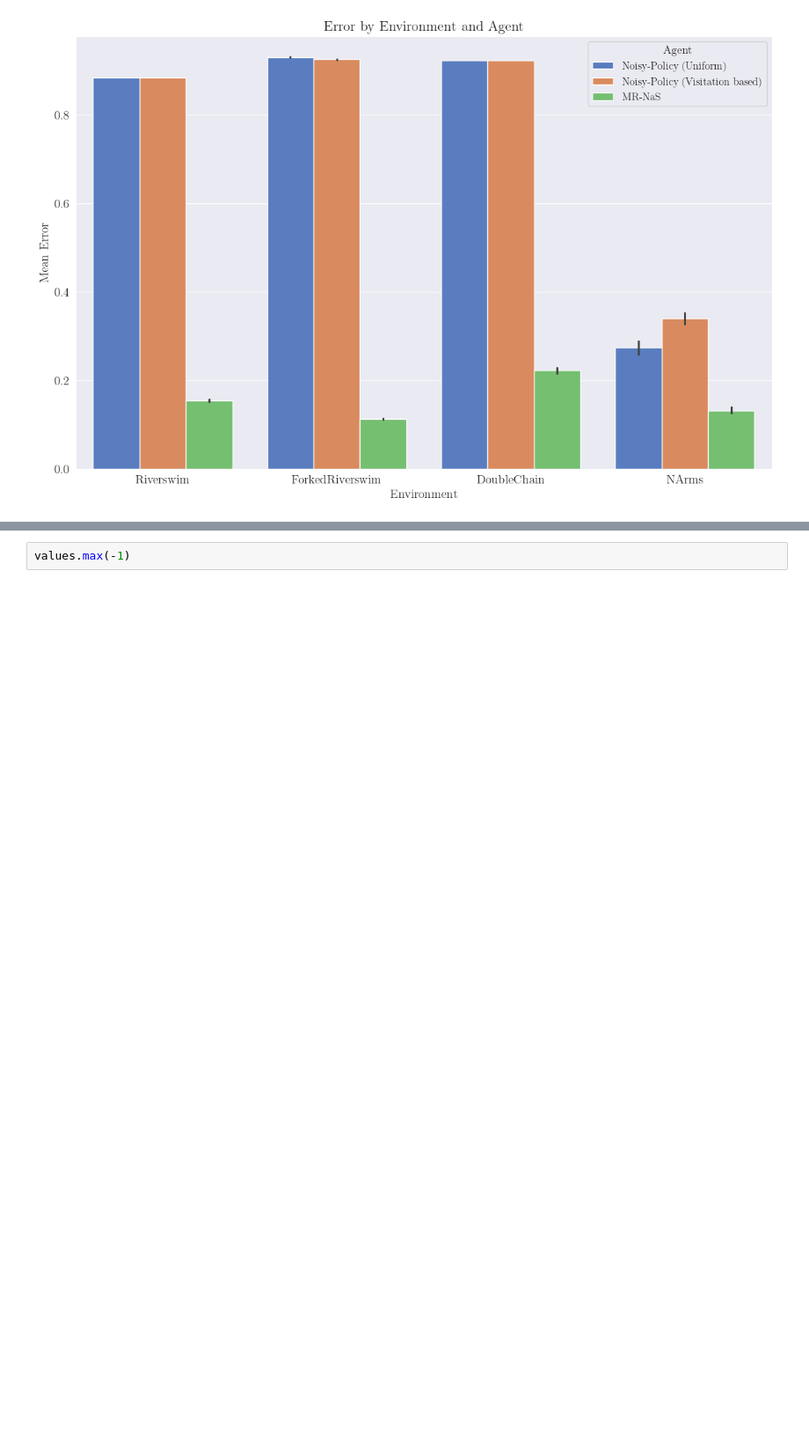
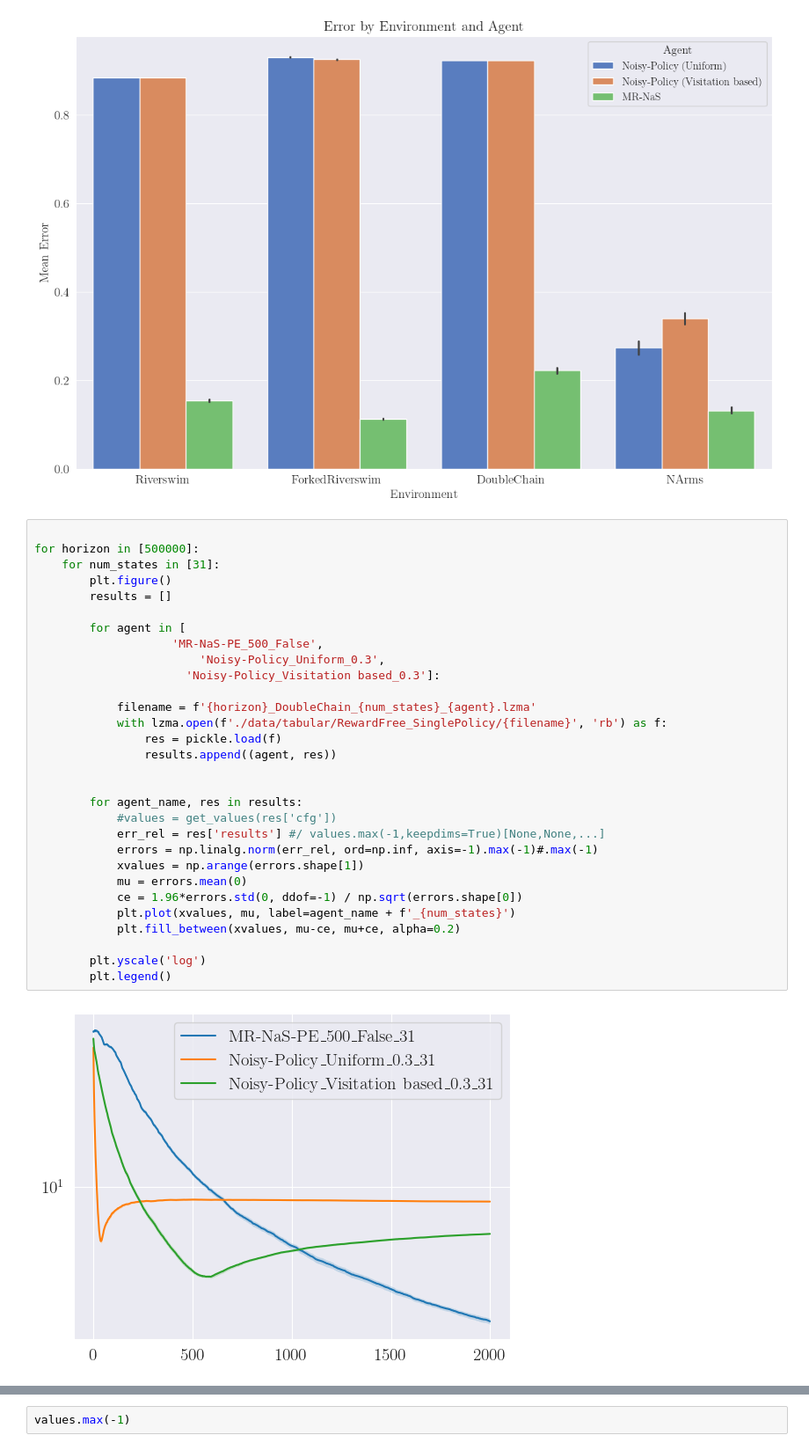
Before and after one commit to rssalessio/multi-reward-multi-policy-eval, a Jupyter notebook: plot.ipynb, the cells around one changed output, grey strips where cells are left out. Shown at 88% size. Cells and saved outputs as stored; diff of their text form; blank space fills up the shorter version.

Commit message:
add results

```diff
--- a/plot.ipynb
+++ b/plot.ipynb
@@ -67,3 +67,35 @@ plt.tight_layout()
 plt.show()
 # %% [output]
 [figure]
+# %%
+
+for horizon in [500000]:
+    for num_states in [31]:
+        plt.figure()
+        results = []
+
+        for agent in [
+                    'MR-NaS-PE_500_False',
+                        'Noisy-Policy_Uniform_0.3',
+                      'Noisy-Policy_Visitation based_0.3']:
+
+            filename = f'{horizon}_DoubleChain_{num_states}_{agent}.lzma'
+            with lzma.open(f'./data/tabular/RewardFree_SinglePolicy/{filename}', 'rb') as f:
+                res = pickle.load(f)
+                results.append((agent, res))
+
+
+        for agent_name, res in results:
+            #values = get_values(res['cfg'])
+            err_rel = res['results'] #/ values.max(-1,keepdims=True)[None,None,...]
+            errors = np.linalg.norm(err_rel, ord=np.inf, axis=-1).max(-1)#.max(-1)
+            xvalues = np.arange(errors.shape[1])
+            mu = errors.mean(0)
+            ce = 1.96*errors.std(0, ddof=-1) / np.sqrt(errors.shape[0])
+            plt.plot(xvalues, mu, label=agent_name + f'_{num_states}')
+            plt.fill_between(xvalues, mu-ce, mu+ce, alpha=0.2)
+
+        plt.yscale('log')
+        plt.legend()
+# %% [output]
+[figure, added]
```
Also changed, not shown: parts of 2 cells of this notebook, 39 other files.
